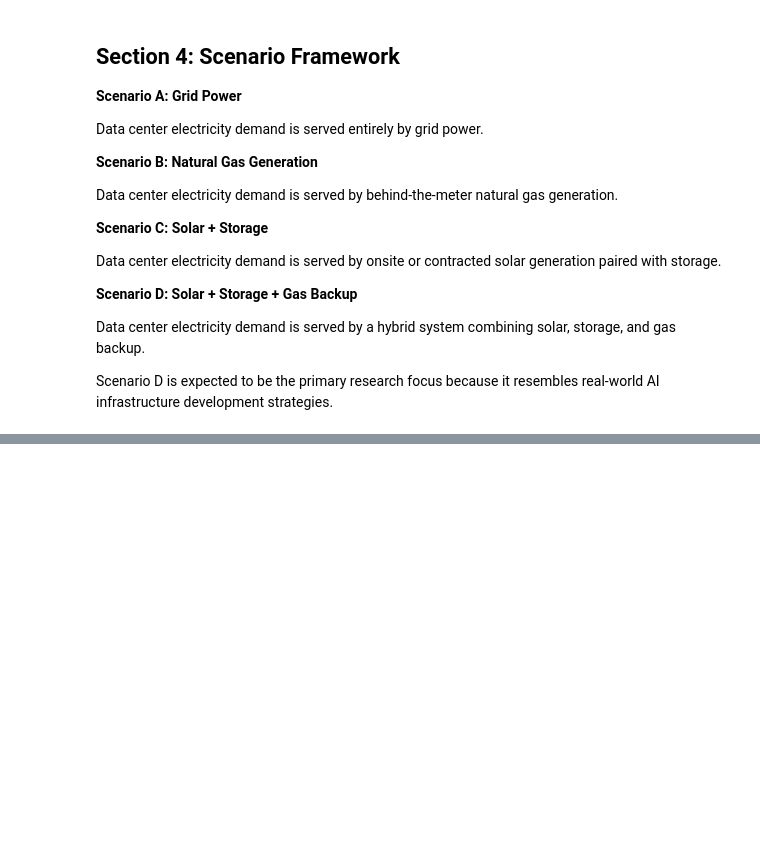
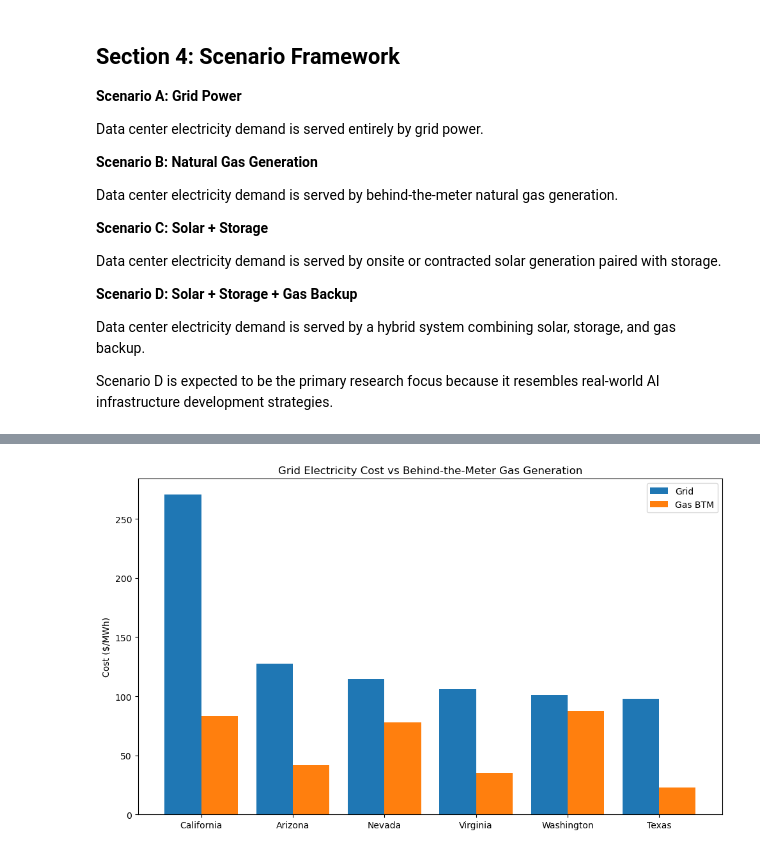
Before and after one commit to finnrcase/ai-infrastructure-economics, a Jupyter notebook: notebooks/05_behind_the_meter.ipynb, the cells around one changed output, grey strips where cells are left out. Saved outputs shown, nothing was run; the diff lists cells and outputs as text; code cells hidden in the pictures; blank space fills up the shorter version.

```diff
--- a/notebooks/05_behind_the_meter.ipynb
+++ b/notebooks/05_behind_the_meter.ipynb
@@ -116,0 +109,13 @@ Future notebook outputs will be added after assumptions and cost-model methods a
+# %%
+DATA_CENTER_LOAD_MW = 500
+
+GAS_HEAT_RATE_BTU_PER_KWH = 7000
+GAS_VARIABLE_OM_USD_PER_MWH = 4
+GAS_FIXED_OM_USD_PER_KW_YEAR = 15
+
+SOLAR_CAPEX_USD_PER_KW = 1200
+SOLAR_FIXED_OM_USD_PER_KW_YEAR = 20
+
+BATTERY_COST_USD_PER_KWH = 250
+BATTERY_EFFICIENCY = 0.88
+BATTERY_DURATION_HOURS = 4
@@ -116,0 +219,49 @@ Future notebook outputs will be added after assumptions and cost-model methods a
+# %%
+import matplotlib.pyplot as plt
+
+plot_df = btm_cost_comparison[
+    [
+        "State",
+        "grid_cost_usd_per_mwh",
+        "gas_cost_usd_per_mwh"
+    ]
+]
+
+plot_df = plot_df.sort_values(
+    "grid_cost_usd_per_mwh",
+    ascending=False
+)
+
+plt.figure(figsize=(10,6))
+
+x = range(len(plot_df))
+
+plt.bar(
+    [i - 0.2 for i in x],
+    plot_df["grid_cost_usd_per_mwh"],
+    width=0.4,
+    label="Grid"
+)
+
+plt.bar(
+    [i + 0.2 for i in x],
+    plot_df["gas_cost_usd_per_mwh"],
+    width=0.4,
+    label="Gas BTM"
+)
+
+plt.xticks(
+    x,
+    plot_df["State"]
+)
+
+plt.ylabel("Cost ($/MWh)")
+plt.title(
+    "Grid Electricity Cost vs Behind-the-Meter Gas Generation"
+)
+
+plt.legend()
+plt.tight_layout()
+plt.show()
+# %% [output]
+[figure, added]
```
Also changed, not shown: parts of 5 cells of this notebook.
